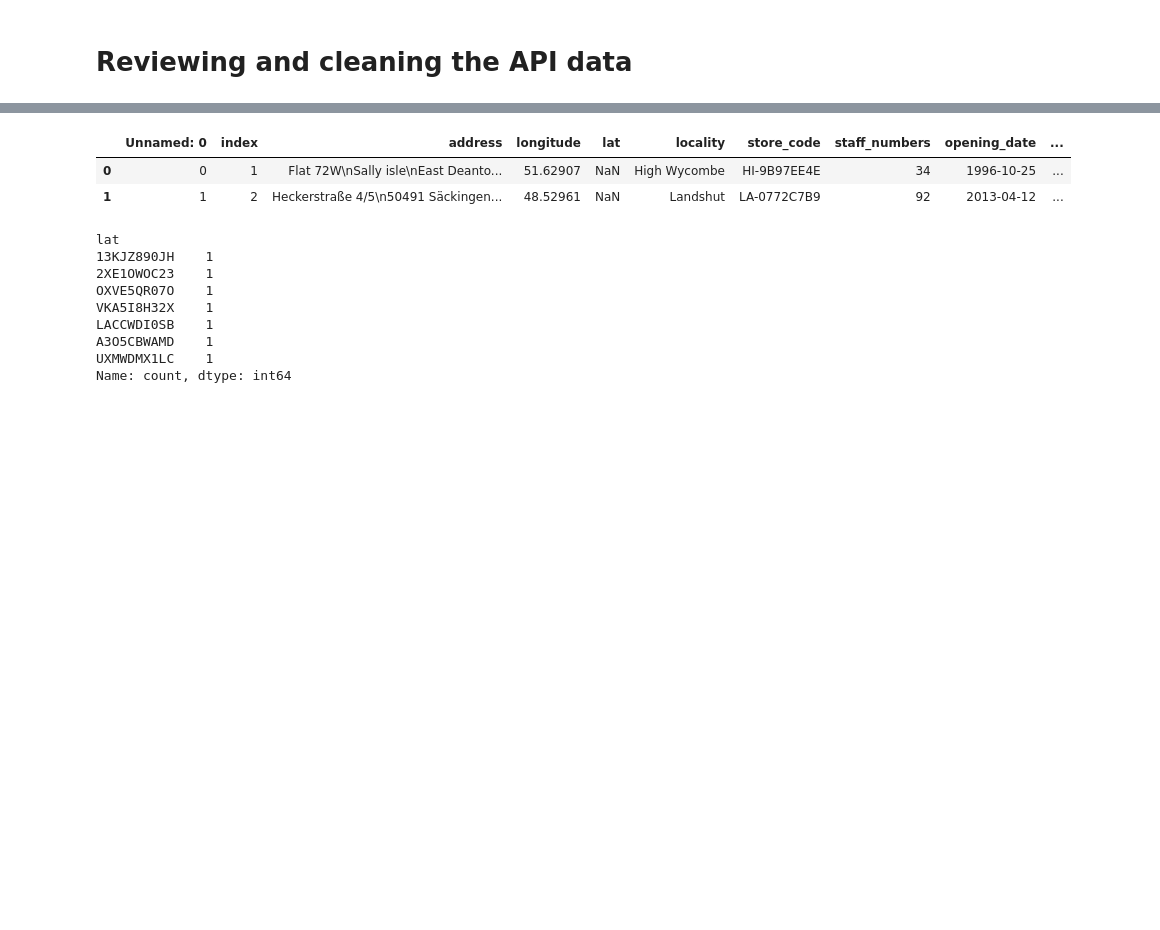
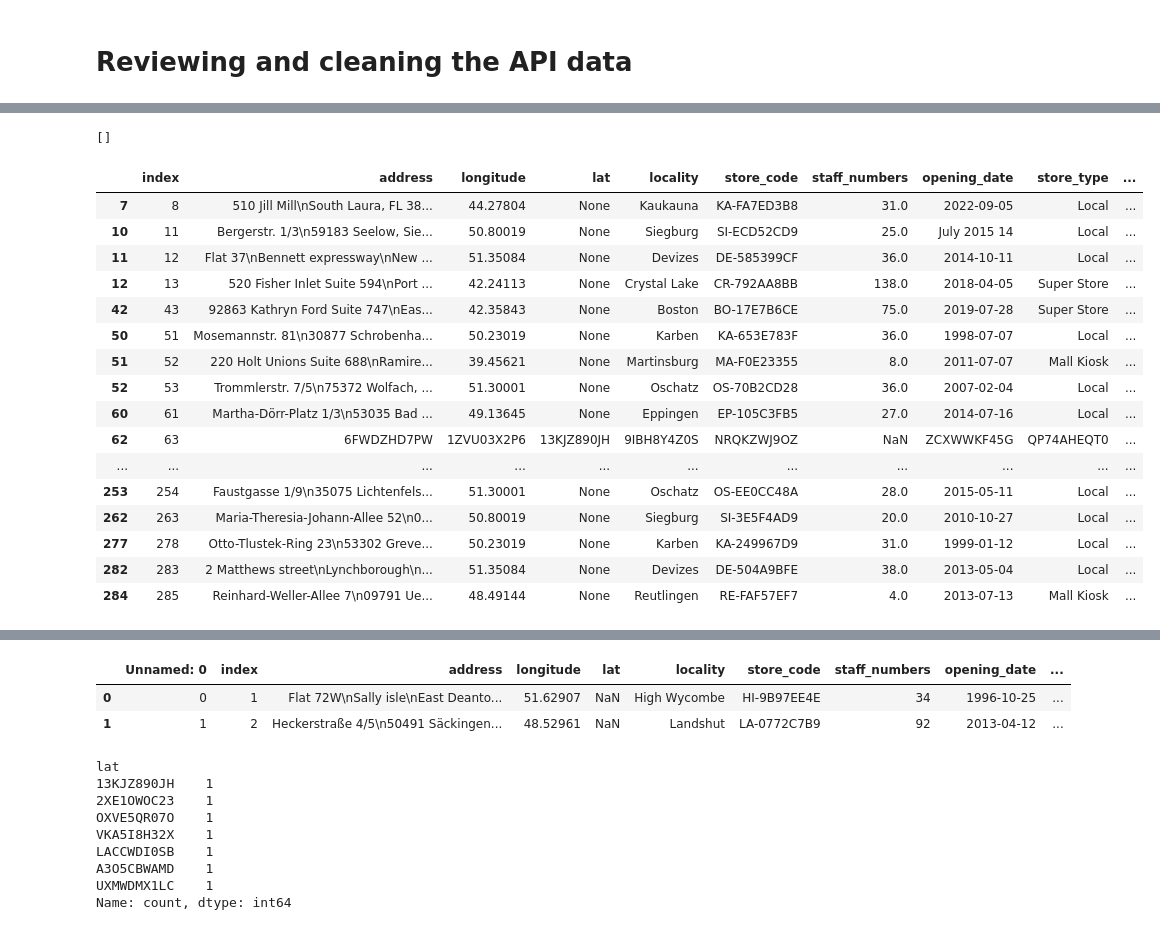
Before and after one commit to jho278/retail-database, a Jupyter notebook: data_exploration.ipynb, the cells around one changed output, grey strips where cells are left out. Cells and saved outputs as stored; diff of their text form; code cells hidden in the pictures; blank space fills up the shorter version.

```diff
--- a/data_exploration.ipynb
+++ b/data_exploration.ipynb
@@ -913,0 +1121,3 @@ KeyboardInterrupt:
+# %%
+df_api['staff_numbers'] = pd.to_numeric(df_api['staff_numbers'], errors = 'coerce')
+df_api[df_api['staff_numbers'] < 5]
@@ -913,0 +1192,5 @@ KeyboardInterrupt:
+# %%
+df_api['first_two_letters'] = df_api['store_code'].apply(lambda x: x[:2] if isinstance(x, str) else None)
+# %%
+value_counts = df_api['first_two_letters'].value_counts()
+print(value_counts)
@@ -913,0 +1211,28 @@ KeyboardInterrupt:
+# %%
+# Filter the indices where the value counts are less than 10
+indices_less_than_10 = value_counts.index[value_counts < 1].tolist()
+
+# Display the indices
+print(indices_less_than_10)
+# %% [output]
+[]
+# %%
+df_api[df_api['first_two_letters'].isin(indices_less_than_10)].head(50)
+# %% [output]
+|  | index | address | longitude | lat | locality | store_code | staff_numbers | opening_date | store_type | ... |
+| 7 | 8 | 510 Jill Mill\nSouth Laura, FL 38... | 44.27804 | None | Kaukauna | KA-FA7ED3B8 | 31.0 | 2022-09-05 | Local | ... |
+| 10 | 11 | Bergerstr. 1/3\n59183 Seelow, Sie... | 50.80019 | None | Siegburg | SI-ECD52CD9 | 25.0 | July 2015 14 | Local | ... |
+| 11 | 12 | Flat 37\nBennett expressway\nNew ... | 51.35084 | None | Devizes | DE-585399CF | 36.0 | 2014-10-11 | Local | ... |
+| 12 | 13 | 520 Fisher Inlet Suite 594\nPort ... | 42.24113 | None | Crystal Lake | CR-792AA8BB | 138.0 | 2018-04-05 | Super Store | ... |
+| 42 | 43 | 92863 Kathryn Ford Suite 747\nEas... | 42.35843 | None | Boston | BO-17E7B6CE | 75.0 | 2019-07-28 | Super Store | ... |
+| 50 | 51 | Mosemannstr. 81\n30877 Schrobenha... | 50.23019 | None | Karben | KA-653E783F | 36.0 | 1998-07-07 | Local | ... |
+| 51 | 52 | 220 Holt Unions Suite 688\nRamire... | 39.45621 | None | Martinsburg | MA-F0E23355 | 8.0 | 2011-07-07 | Mall Kiosk | ... |
+| 52 | 53 | Trommlerstr. 7/5\n75372 Wolfach, ... | 51.30001 | None | Oschatz | OS-70B2CD28 | 36.0 | 2007-02-04 | Local | ... |
+| 60 | 61 | Martha-Dörr-Platz 1/3\n53035 Bad ... | 49.13645 | None | Eppingen | EP-105C3FB5 | 27.0 | 2014-07-16 | Local | ... |
+| 62 | 63 | 6FWDZHD7PW | 1ZVU03X2P6 | 13KJZ890JH | 9IBH8Y4Z0S | NRQKZWJ9OZ | NaN | ZCXWWKF45G | QP74AHEQT0 | ... |
+| ... | ... | ... | ... | ... | ... | ... | ... | ... | ... | ... |
+| 253 | 254 | Faustgasse 1/9\n35075 Lichtenfels... | 51.30001 | None | Oschatz | OS-EE0CC48A | 28.0 | 2015-05-11 | Local | ... |
+| 262 | 263 | Maria-Theresia-Johann-Allee 52\n0... | 50.80019 | None | Siegburg | SI-3E5F4AD9 | 20.0 | 2010-10-27 | Local | ... |
+| 277 | 278 | Otto-Tlustek-Ring 23\n53302 Greve... | 50.23019 | None | Karben | KA-249967D9 | 31.0 | 1999-01-12 | Local | ... |
+| 282 | 283 | 2 Matthews street\nLynchborough\n... | 51.35084 | None | Devizes | DE-504A9BFE | 38.0 | 2013-05-04 | Local | ... |
+| 284 | 285 | Reinhard-Weller-Allee 7\n09791 Ue... | 48.49144 | None | Reutlingen | RE-FAF57EF7 | 4.0 | 2013-07-13 | Mall Kiosk | ... |
```
Also changed, not shown: parts of 61 cells of this notebook, 2 other files.
